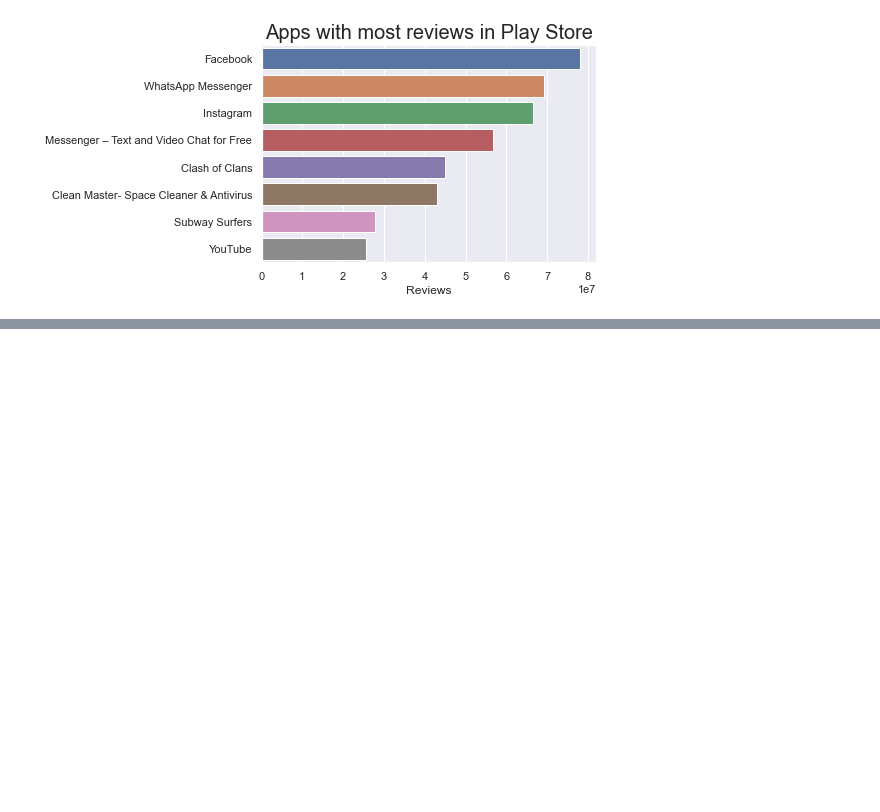
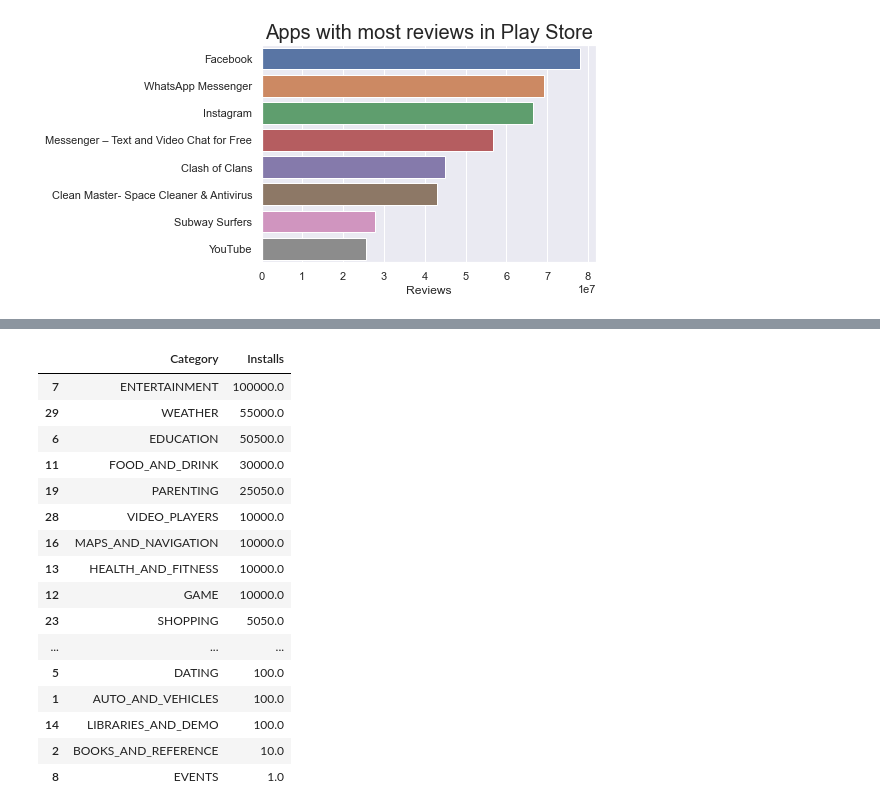
Before and after one commit to nguyengoc16/DataScience, a Jupyter notebook: GGplaystore-checkpoint.ipynb, the cells around one changed output, grey strips where cells are left out. Saved outputs shown, nothing was run; the diff lists cells and outputs as text; code cells hidden in the pictures; blank space fills up the shorter version.

```diff
--- a/GGplaystore-checkpoint.ipynb
+++ b/GGplaystore-checkpoint.ipynb
@@ -418,0 +462,23 @@ Text(0.5, 1.0, 'Apps with most reviews in Play Store')
+# %%
+##median of install in free app's category
+grouped_mean_paid = google_data_paid.groupby(['Category'])[['Installs']].median().reset_index()
+grouped_mean_paid = grouped_mean_paid.sort_values('Installs', ascending=False)
+grouped_mean_paid
+# %% [output]
+|  | Category | Installs |
+| 7 | ENTERTAINMENT | 100000.0 |
+| 29 | WEATHER | 55000.0 |
+| 6 | EDUCATION | 50500.0 |
+| 11 | FOOD_AND_DRINK | 30000.0 |
+| 19 | PARENTING | 25050.0 |
+| 28 | VIDEO_PLAYERS | 10000.0 |
+| 16 | MAPS_AND_NAVIGATION | 10000.0 |
+| 13 | HEALTH_AND_FITNESS | 10000.0 |
+| 12 | GAME | 10000.0 |
+| 23 | SHOPPING | 5050.0 |
+| ... | ... | ... |
+| 5 | DATING | 100.0 |
+| 1 | AUTO_AND_VEHICLES | 100.0 |
+| 14 | LIBRARIES_AND_DEMO | 100.0 |
+| 2 | BOOKS_AND_REFERENCE | 10.0 |
+| 8 | EVENTS | 1.0 |
```
Also changed, not shown: parts of 11 cells of this notebook.
